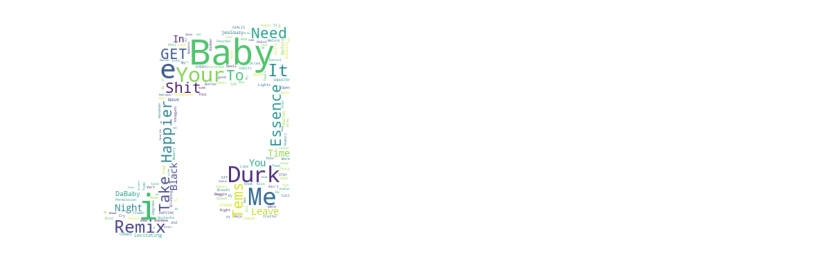
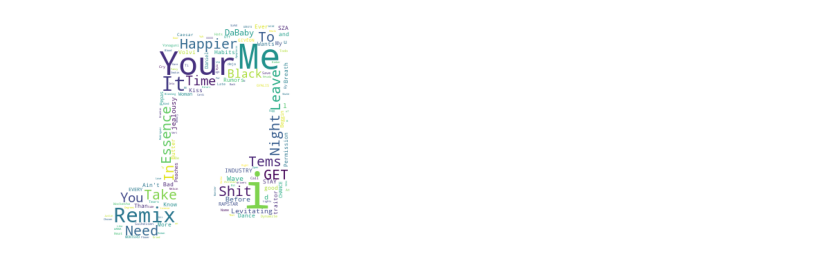
Before and after one commit to AditiB007/final-project-aditi-isabella, a Jupyter notebook: analysis.ipynb, the cells around one changed output. Cells and saved outputs as stored; diff of their text form; code cells hidden in the pictures.

```diff
--- a/analysis.ipynb
+++ b/analysis.ipynb
@@ -19,13 +19,13 @@ plt.show()
 # %%
 col2 = ['Song']
-stop_words = ["feat", "the","lil"]
+stop_words = ["feat", "the","lil" ,"Baby", "Durk", "e"]
 find2 = pd.read_csv('Apple_Music_Global_Top_100.csv', usecols=col2)
 join2 = ' '.join(find2['Song'])
 apple = np.array(Image.open( "apple.jpg"))
 wordcloud = WordCloud(background_color ='white', mask = apple, stopwords = stop_words).generate(join2)
 # Generate plot
 plt.imshow(wordcloud)
 plt.axis("off")
 plt.show()
 # %% [output]
-[figure, old version]
+[figure, new version]
```
Also changed, not shown: parts of 17 cells of this notebook.
